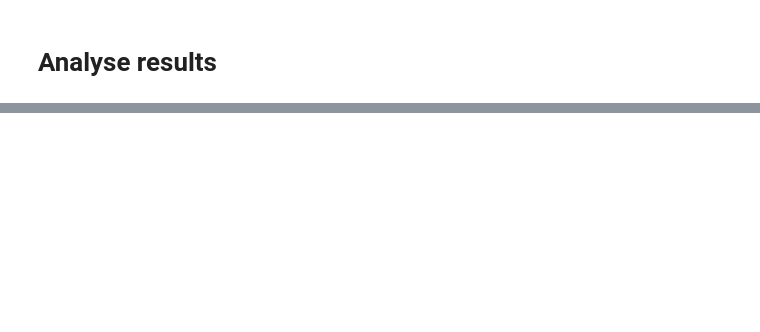
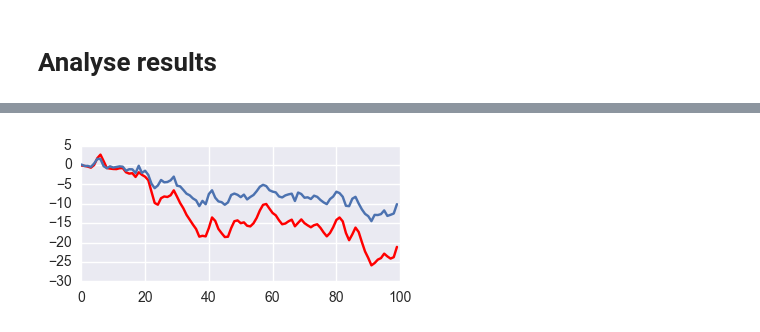
Before and after one commit to demosgill/hierarchyfitting, a Jupyter notebook: V1 - MPL applied to ARMA.ipynb, the cells around one changed output, grey strips where cells are left out. Cells and saved outputs as stored; diff of their text form; code cells hidden in the pictures; blank space fills up the shorter version.

```diff
--- a/V1 - MPL applied to ARMA.ipynb
+++ b/V1 - MPL applied to ARMA.ipynb
@@ -211,0 +306,12 @@ armf.plot_McResults(np.sqrt(meanResFull3), np.sqrt(stdResFull3))
+# %%
+armf = reload(armf)
+pars = [0.2, 0.5]
+sz = 100
+
+sdata, eps = armf.generateArma(pars, sz)
+f,ax = plt.subplots(1,1,figsize=(4,2))
+plt.plot(np.cumsum(sdata), color='r')
+plt.plot(np.cumsum(eps))
+plt.tight_layout()
+# %% [output]
+[figure, added]
```
Also changed, not shown: parts of 65 cells of this notebook, 2 other files.
